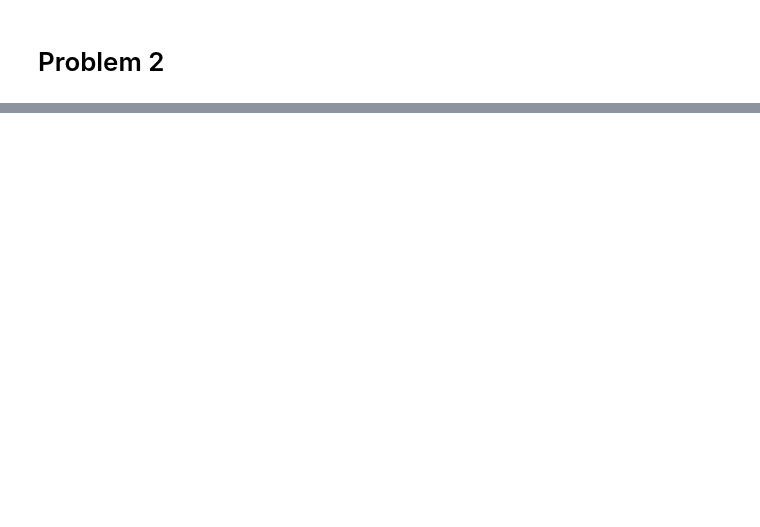
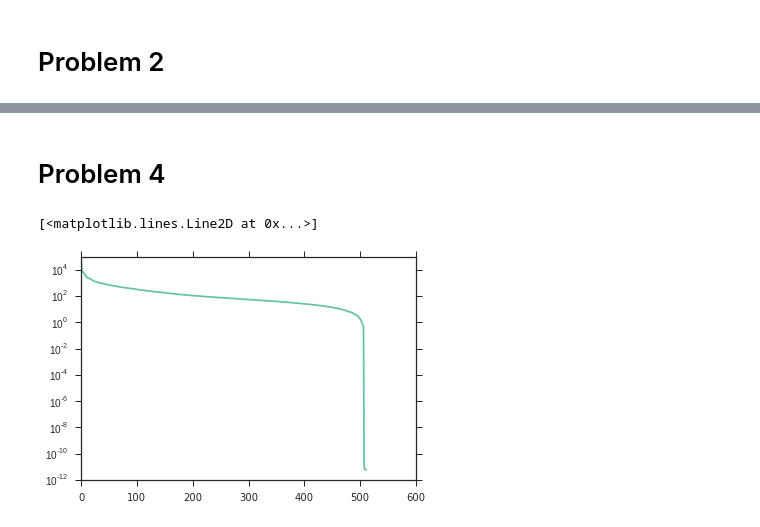
Before and after one commit to silkbottle/nla-hometasks, a Jupyter notebook: homework-2.ipynb, the cells around one changed output, grey strips where cells are left out. Saved outputs shown, nothing was run; the diff lists cells and outputs as text; code cells hidden in the pictures; blank space fills up the shorter version.

```diff
--- a/homework-2.ipynb
+++ b/homework-2.ipynb
@@ -58,0 +117,10 @@ my_fft slope 1.01457578413 intercept -10.4493824838
+# %% [markdown]
+# Problem 4
+# %%
+from scipy import misc
+lena = misc.lena()
+U, s, V = np.linalg.svd(lena)
+plt.semilogy(s)
+# %% [output]
+[<matplotlib.lines.Line2D at 0x...>]
+[figure, added]
```
Also changed, not shown: parts of 5 cells of this notebook.
